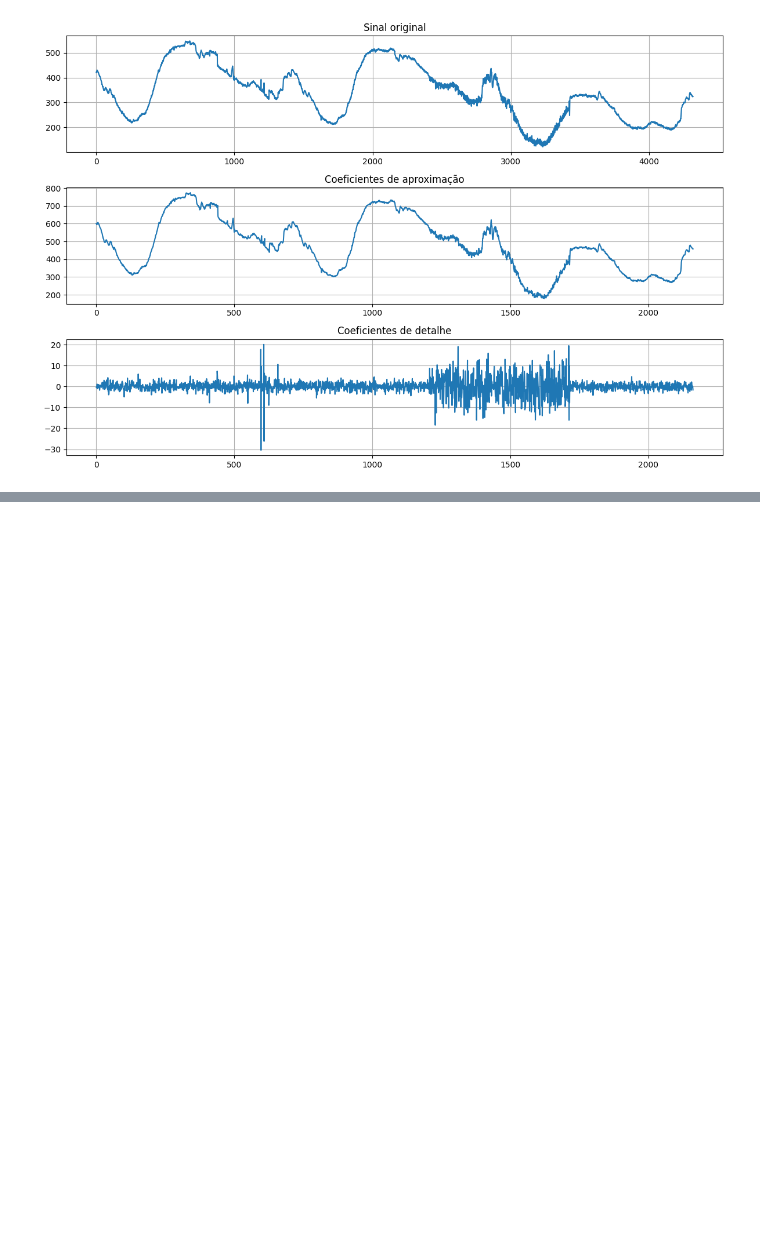
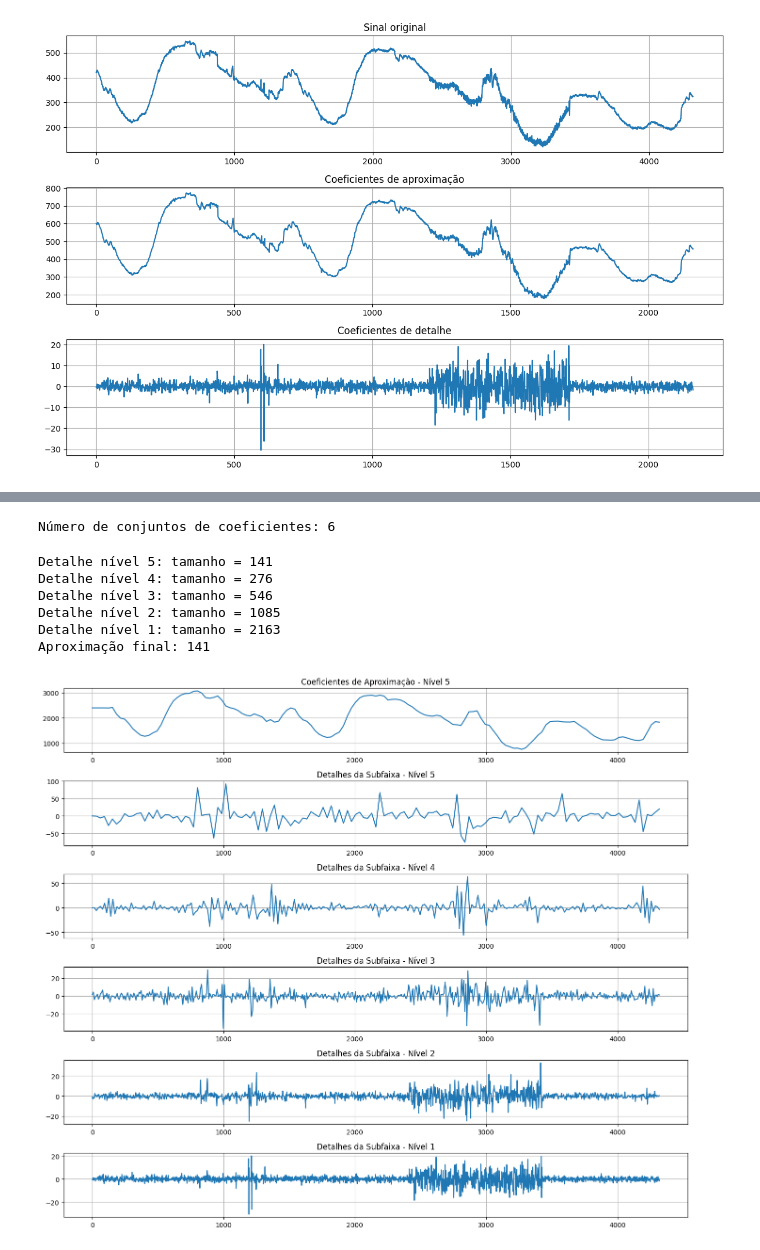
Before and after one commit to masterAristocats/Trabalho-Processamento-de-Sinais-I-5, a Jupyter notebook: rep.ipynb, the cells around one changed output, grey strips where cells are left out. Drawn from its saved outputs; the diff is of its cells as text; code cells hidden in the pictures; blank space fills up the shorter version.

```diff
--- a/rep.ipynb
+++ b/rep.ipynb
@@ -1401,0 +1439,67 @@ plt.show()
+# %%
+# ============================================================
+# Transformada Wavelet - 5 níveis
+# Wavelet: Daubechies 4 (db4)
+# ============================================================
+
+wavelet = 'db4'
+nivel = 5
+
+coef = pywt.wavedec(sinal, wavelet, level=nivel)
+
+# coef[0] = aproximação final
+# coef[1:] = detalhes do nível 5 ao 1
+
+print("Número de conjuntos de coeficientes:", len(coef))
+# %% [output]
+Número de conjuntos de coeficientes: 6
+# %%
+# ============================================================
+# Separando coeficientes
+# ============================================================
+
+aproximacao = coef[0]
+
+detalhes = coef[1:]
+
+for i, d in enumerate(detalhes):
+    print(f"Detalhe nível {nivel - i}: tamanho = {len(d)}")
+
+print("Aproximação final:", len(aproximacao))
+# %% [output]
+Detalhe nível 5: tamanho = 141
+Detalhe nível 4: tamanho = 276
+Detalhe nível 3: tamanho = 546
+Detalhe nível 2: tamanho = 1085
+Detalhe nível 1: tamanho = 2163
+Aproximação final: 141
+# %%
+# ============================================================
+# Plotando aproximações e detalhes
+# ============================================================
+
+fig, axs = plt.subplots(nivel + 1, 1, figsize=(14, 12))
+
+# Aproximação final
+xA = np.linspace(0, len(sinal), len(aproximacao))
+
+axs[0].plot(xA, aproximacao)
+axs[0].set_title('Coeficientes de Aproximação - Nível 5')
+axs[0].grid()
+
+# Detalhes
+for i, detalhe in enumerate(detalhes):
+
+    nivel_atual = nivel - i
+
+    xD = np.linspace(0, len(sinal), len(detalhe))
+
+    axs[i + 1].plot(xD, detalhe)
+
+    axs[i + 1].set_title(f'Detalhes da Subfaixa - Nível {nivel_atual}')
+    axs[i + 1].grid()
+
+plt.tight_layout()
+plt.show()
+# %% [output]
+[figure, added]
```
Also changed, not shown: parts of 24 cells of this notebook.
